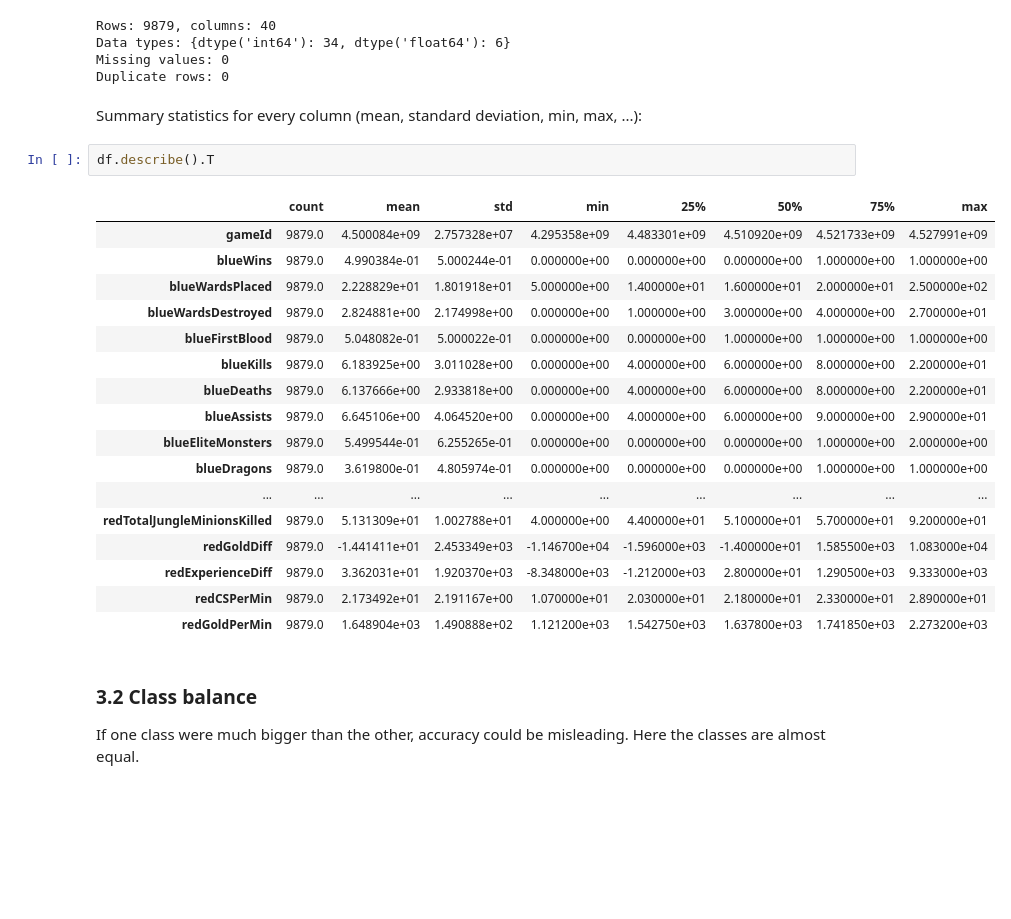
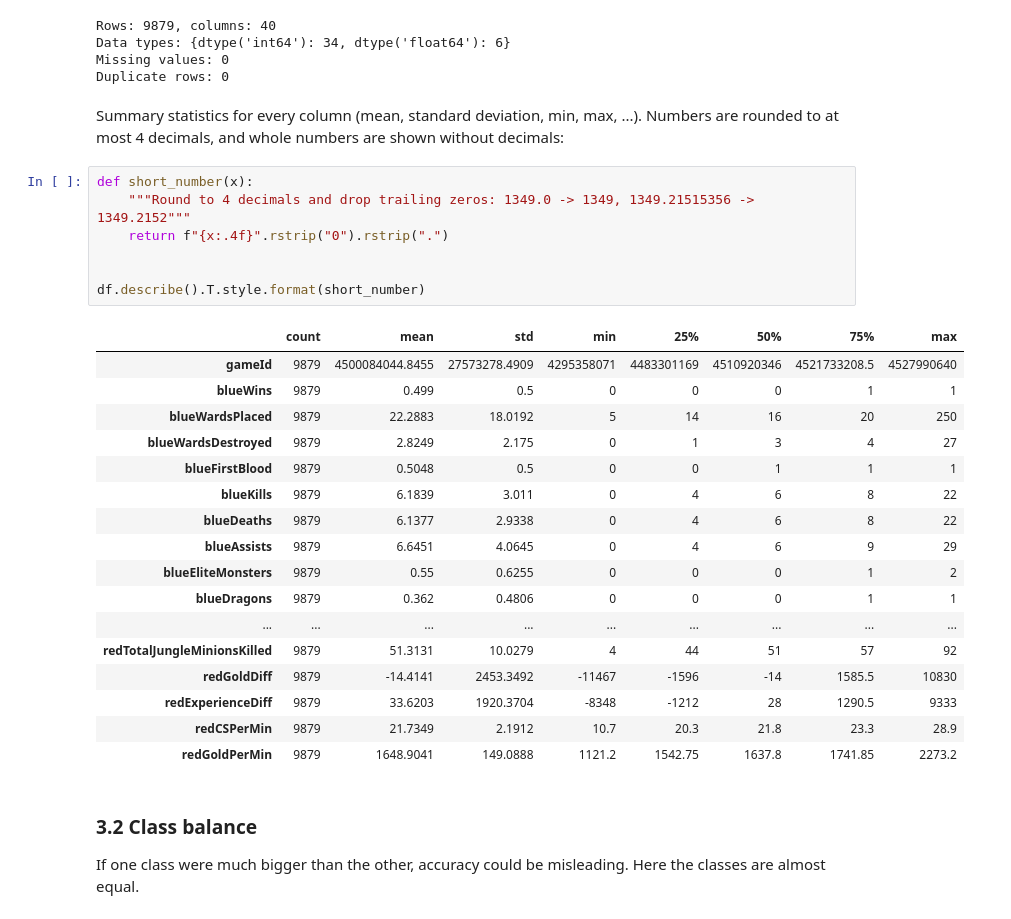
Before and after one commit to ItzDriev/ML-Project, a Jupyter notebook: LoL_Win_Prediction.ipynb, the cells around one changed output. Drawn from its saved outputs; the diff is of its cells as text; blank space fills up the shorter version.

```diff
--- a/LoL_Win_Prediction.ipynb
+++ b/LoL_Win_Prediction.ipynb
@@ -64,27 +62,32 @@ Data types: {dtype('int64'): 34, dtype('float64'): 6}
 Missing values: 0
 Duplicate rows: 0
 # %% [markdown]
-Summary statistics for every column (mean, standard deviation, min, max, ...):
+Summary statistics for every column (mean, standard deviation, min, max, ...). Numbers are rounded to at most 4 decimals, and whole numbers are shown without decimals:
 # %%
-df.describe().T
+def short_number(x):
+    """Round to 4 decimals and drop trailing zeros: 1349.0 -> 1349, 1349.21515356 -> 1349.2152"""
+    return f"{x:.4f}".rstrip("0").rstrip(".")
+
+
+df.describe().T.style.format(short_number)
 # %% [output]
 |  | count | mean | std | min | 25% | 50% | 75% | max |
-| gameId | 9879.0 | 4.500084e+09 | 2.757328e+07 | 4.295358e+09 | 4.483301e+09 | 4.510920e+09 | 4.521733e+09 | 4.527991e+09 |
-| blueWins | 9879.0 | 4.990384e-01 | 5.000244e-01 | 0.000000e+00 | 0.000000e+00 | 0.000000e+00 | 1.000000e+00 | 1.000000e+00 |
-| blueWardsPlaced | 9879.0 | 2.228829e+01 | 1.801918e+01 | 5.000000e+00 | 1.400000e+01 | 1.600000e+01 | 2.000000e+01 | 2.500000e+02 |
-| blueWardsDestroyed | 9879.0 | 2.824881e+00 | 2.174998e+00 | 0.000000e+00 | 1.000000e+00 | 3.000000e+00 | 4.000000e+00 | 2.700000e+01 |
-| blueFirstBlood | 9879.0 | 5.048082e-01 | 5.000022e-01 | 0.000000e+00 | 0.000000e+00 | 1.000000e+00 | 1.000000e+00 | 1.000000e+00 |
-| blueKills | 9879.0 | 6.183925e+00 | 3.011028e+00 | 0.000000e+00 | 4.000000e+00 | 6.000000e+00 | 8.000000e+00 | 2.200000e+01 |
-| blueDeaths | 9879.0 | 6.137666e+00 | 2.933818e+00 | 0.000000e+00 | 4.000000e+00 | 6.000000e+00 | 8.000000e+00 | 2.200000e+01 |
-| blueAssists | 9879.0 | 6.645106e+00 | 4.064520e+00 | 0.000000e+00 | 4.000000e+00 | 6.000000e+00 | 9.000000e+00 | 2.900000e+01 |
-| blueEliteMonsters | 9879.0 | 5.499544e-01 | 6.255265e-01 | 0.000000e+00 | 0.000000e+00 | 0.000000e+00 | 1.000000e+00 | 2.000000e+00 |
-| blueDragons | 9879.0 | 3.619800e-01 | 4.805974e-01 | 0.000000e+00 | 0.000000e+00 | 0.000000e+00 | 1.000000e+00 | 1.000000e+00 |
+| gameId | 9879 | 4500084044.8455 | 27573278.4909 | 4295358071 | 4483301169 | 4510920346 | 4521733208.5 | 4527990640 |
+| blueWins | 9879 | 0.499 | 0.5 | 0 | 0 | 0 | 1 | 1 |
+| blueWardsPlaced | 9879 | 22.2883 | 18.0192 | 5 | 14 | 16 | 20 | 250 |
+| blueWardsDestroyed | 9879 | 2.8249 | 2.175 | 0 | 1 | 3 | 4 | 27 |
+| blueFirstBlood | 9879 | 0.5048 | 0.5 | 0 | 0 | 1 | 1 | 1 |
+| blueKills | 9879 | 6.1839 | 3.011 | 0 | 4 | 6 | 8 | 22 |
+| blueDeaths | 9879 | 6.1377 | 2.9338 | 0 | 4 | 6 | 8 | 22 |
+| blueAssists | 9879 | 6.6451 | 4.0645 | 0 | 4 | 6 | 9 | 29 |
+| blueEliteMonsters | 9879 | 0.55 | 0.6255 | 0 | 0 | 0 | 1 | 2 |
+| blueDragons | 9879 | 0.362 | 0.4806 | 0 | 0 | 0 | 1 | 1 |
 | ... | ... | ... | ... | ... | ... | ... | ... | ... |
-| redTotalJungleMinionsKilled | 9879.0 | 5.131309e+01 | 1.002788e+01 | 4.000000e+00 | 4.400000e+01 | 5.100000e+01 | 5.700000e+01 | 9.200000e+01 |
-| redGoldDiff | 9879.0 | -1.441411e+01 | 2.453349e+03 | -1.146700e+04 | -1.596000e+03 | -1.400000e+01 | 1.585500e+03 | 1.083000e+04 |
-| redExperienceDiff | 9879.0 | 3.362031e+01 | 1.920370e+03 | -8.348000e+03 | -1.212000e+03 | 2.800000e+01 | 1.290500e+03 | 9.333000e+03 |
-| redCSPerMin | 9879.0 | 2.173492e+01 | 2.191167e+00 | 1.070000e+01 | 2.030000e+01 | 2.180000e+01 | 2.330000e+01 | 2.890000e+01 |
-| redGoldPerMin | 9879.0 | 1.648904e+03 | 1.490888e+02 | 1.121200e+03 | 1.542750e+03 | 1.637800e+03 | 1.741850e+03 | 2.273200e+03 |
+| redTotalJungleMinionsKilled | 9879 | 51.3131 | 10.0279 | 4 | 44 | 51 | 57 | 92 |
+| redGoldDiff | 9879 | -14.4141 | 2453.3492 | -11467 | -1596 | -14 | 1585.5 | 10830 |
+| redExperienceDiff | 9879 | 33.6203 | 1920.3704 | -8348 | -1212 | 28 | 1290.5 | 9333 |
+| redCSPerMin | 9879 | 21.7349 | 2.1912 | 10.7 | 20.3 | 21.8 | 23.3 | 28.9 |
+| redGoldPerMin | 9879 | 1648.9041 | 149.0888 | 1121.2 | 1542.75 | 1637.8 | 1741.85 | 2273.2 |
 # %% [markdown]
 ### 3.2 Class balance
 If one class were much bigger than the other, accuracy could be misleading. Here the classes are almost equal.
```
Also changed, not shown: parts of 15 cells of this notebook, 9 other files.
